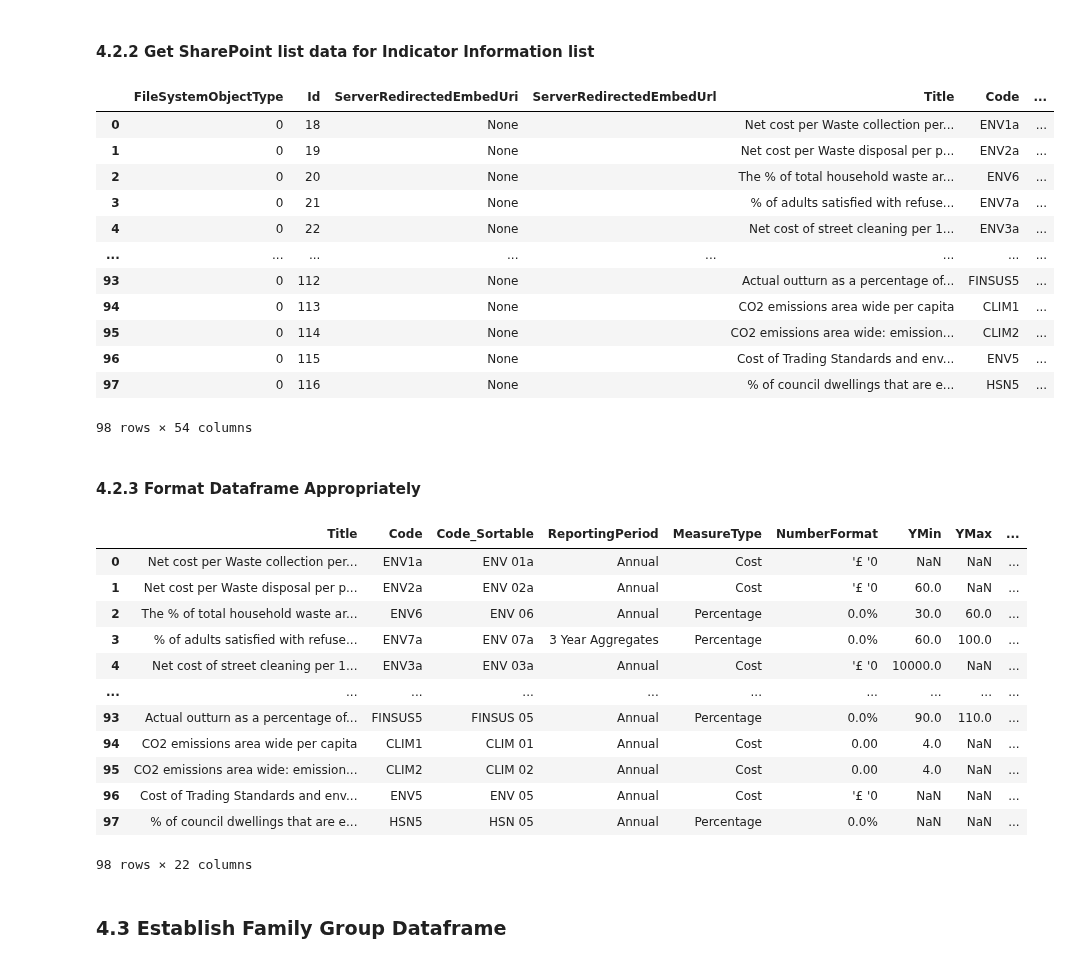
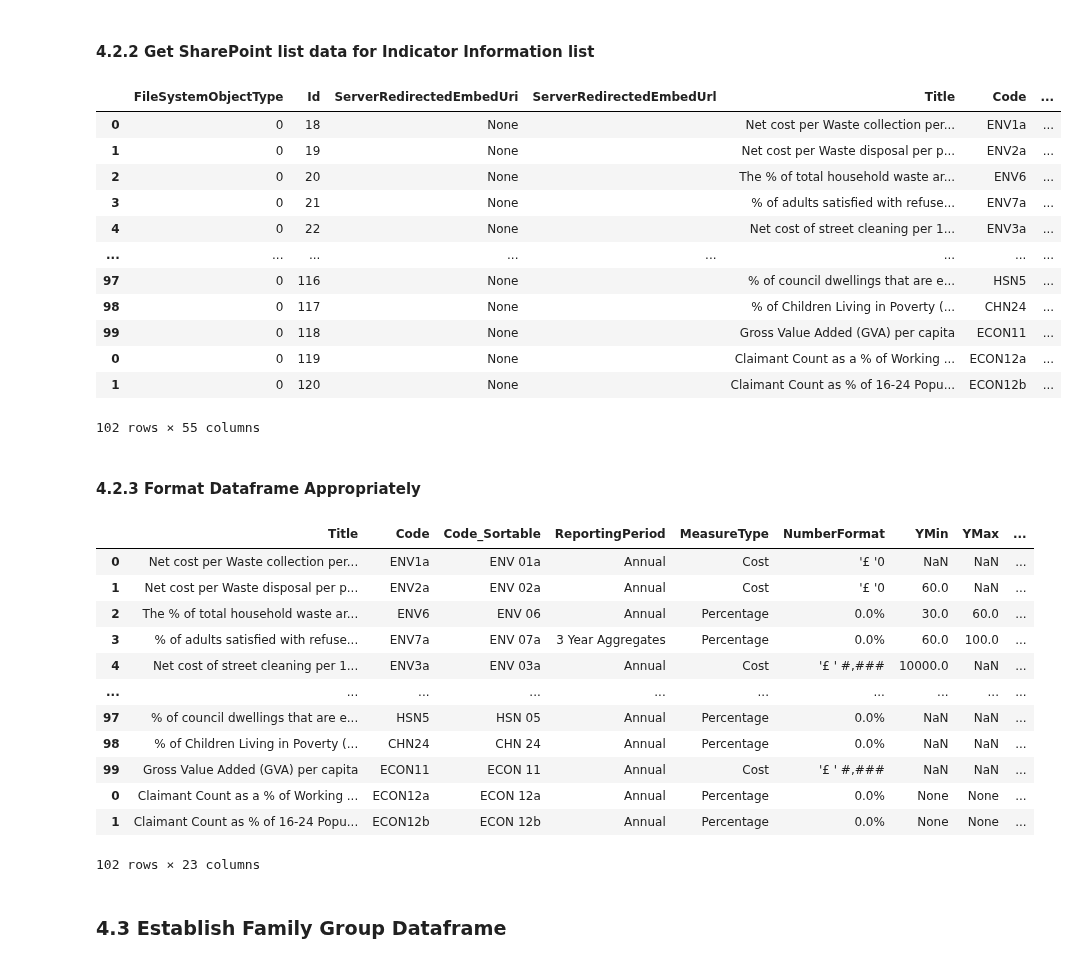
Before and after one commit to SC-TPP/LGBF, a Jupyter notebook: Transform LGBF Data File.ipynb, the cells around one changed output. Cells and saved outputs as stored; diff of their text form; code cells hidden in the pictures.

Commit message:
20/21 data intial commit. To be corrected/finalised when published on IS website.

```diff
--- a/Transform LGBF Data File.ipynb
+++ b/Transform LGBF Data File.ipynb
@@ -129,35 +126,48 @@ json_data = json.loads(r.text)
 # %%
 # Establish headers to be passed as part of GET request to obtain data from SharePoint list. Using the 'access_token' obtained in the previous step
 headers = {
     'Authorization': "Bearer " + json_data['access_token'],
     'Accept':'application/json;odata=verbose',
     "Accept-Charset": "utf-8",
     'Content-Type': 'application/json;odata=verbose'
 }
 
 # Construct url variable for data request
 url = "https://" + SP_tenant + ".sharepoint.com/sites/PPA/LGBF/_api/web/lists/GetByTitle('Indicator%20Information')/items"
 
+Items = []
+
 # Send GET request to obtain list data. Extract and normalize this data into a dataframe.
-indicatorInformation = requests.get(url, headers=headers)
-indicatorInformation = indicatorInformation.json()
-indicatorInformation = pd.json_normalize(indicatorInformation['d']['results'])
+def getItems(url) :
+    Itemsrequest = requests.get(url, headers=headers)
+    Itemsjson = Itemsrequest.json()
+    Item = pd.json_normalize(Itemsjson['d']['results'])
+    Items.append(Item)
+    if '__next' in Itemsjson['d']:
+        newurl = Itemsjson['d']['__next']
+        getItems(newurl)
+
+getItems(url)
+
+indicatorInformation = pd.DataFrame()
+for i in Items :
+    indicatorInformation = indicatorInformation.append(i)
 
 indicatorInformation
 # %% [output]
 |  | FileSystemObjectType | Id | ServerRedirectedEmbedUri | ServerRedirectedEmbedUrl | Title | Code | ... |
 | 0 | 0 | 18 | None |  | Net cost per Waste collection per... | ENV1a | ... |
 | 1 | 0 | 19 | None |  | Net cost per Waste disposal per p... | ENV2a | ... |
 | 2 | 0 | 20 | None |  | The % of total household waste ar... | ENV6 | ... |
 | 3 | 0 | 21 | None |  | % of adults satisfied with refuse... | ENV7a | ... |
 | 4 | 0 | 22 | None |  | Net cost of street cleaning per 1... | ENV3a | ... |
 | ... | ... | ... | ... | ... | ... | ... | ... |
-| 93 | 0 | 112 | None |  | Actual outturn as a percentage of... | FINSUS5 | ... |
-| 94 | 0 | 113 | None |  | CO2 emissions area wide per capita | CLIM1 | ... |
-| 95 | 0 | 114 | None |  | CO2 emissions area wide: emission... | CLIM2 | ... |
-| 96 | 0 | 115 | None |  | Cost of Trading Standards and env... | ENV5 | ... |
 | 97 | 0 | 116 | None |  | % of council dwellings that are e... | HSN5 | ... |
+| 98 | 0 | 117 | None |  | % of Children Living in Poverty (... | CHN24 | ... |
+| 99 | 0 | 118 | None |  | Gross Value Added (GVA) per capita | ECON11 | ... |
+| 0 | 0 | 119 | None |  | Claimant Count as a % of Working ... | ECON12a | ... |
+| 1 | 0 | 120 | None |  | Claimant Count as % of 16-24 Popu... | ECON12b | ... |
-98 rows × 54 columns
+102 rows × 55 columns
 # %% [markdown]
 #### 4.2.3 Format Dataframe Appropriately
 # %%
@@ -178,14 +188,14 @@ indicatorInformation
 | 1 | Net cost per Waste disposal per p... | ENV2a | ENV 02a | Annual | Cost | '£ '0 | 60.0 | NaN | ... |
 | 2 | The % of total household waste ar... | ENV6 | ENV 06 | Annual | Percentage | 0.0% | 30.0 | 60.0 | ... |
 | 3 | % of adults satisfied with refuse... | ENV7a | ENV 07a | 3 Year Aggregates | Percentage | 0.0% | 60.0 | 100.0 | ... |
-| 4 | Net cost of street cleaning per 1... | ENV3a | ENV 03a | Annual | Cost | '£ '0 | 10000.0 | NaN | ... |
+| 4 | Net cost of street cleaning per 1... | ENV3a | ENV 03a | Annual | Cost | '£ ' #,### | 10000.0 | NaN | ... |
 | ... | ... | ... | ... | ... | ... | ... | ... | ... | ... |
-| 93 | Actual outturn as a percentage of... | FINSUS5 | FINSUS 05 | Annual | Percentage | 0.0% | 90.0 | 110.0 | ... |
-| 94 | CO2 emissions area wide per capita | CLIM1 | CLIM 01 | Annual | Cost | 0.00 | 4.0 | NaN | ... |
-| 95 | CO2 emissions area wide: emission... | CLIM2 | CLIM 02 | Annual | Cost | 0.00 | 4.0 | NaN | ... |
-| 96 | Cost of Trading Standards and env... | ENV5 | ENV 05 | Annual | Cost | '£ '0 | NaN | NaN | ... |
 | 97 | % of council dwellings that are e... | HSN5 | HSN 05 | Annual | Percentage | 0.0% | NaN | NaN | ... |
+| 98 | % of Children Living in Poverty (... | CHN24 | CHN 24 | Annual | Percentage | 0.0% | NaN | NaN | ... |
+| 99 | Gross Value Added (GVA) per capita | ECON11 | ECON 11 | Annual | Cost | '£ ' #,### | NaN | NaN | ... |
+| 0 | Claimant Count as a % of Working ... | ECON12a | ECON 12a | Annual | Percentage | 0.0% | None | None | ... |
+| 1 | Claimant Count as % of 16-24 Popu... | ECON12b | ECON 12b | Annual | Percentage | 0.0% | None | None | ... |
-98 rows × 22 columns
+102 rows × 23 columns
 # %% [markdown]
 ### 4.3 Establish Family Group Dataframe
 # %%
```
Also changed, not shown: parts of 19 cells of this notebook, 7 other files.
